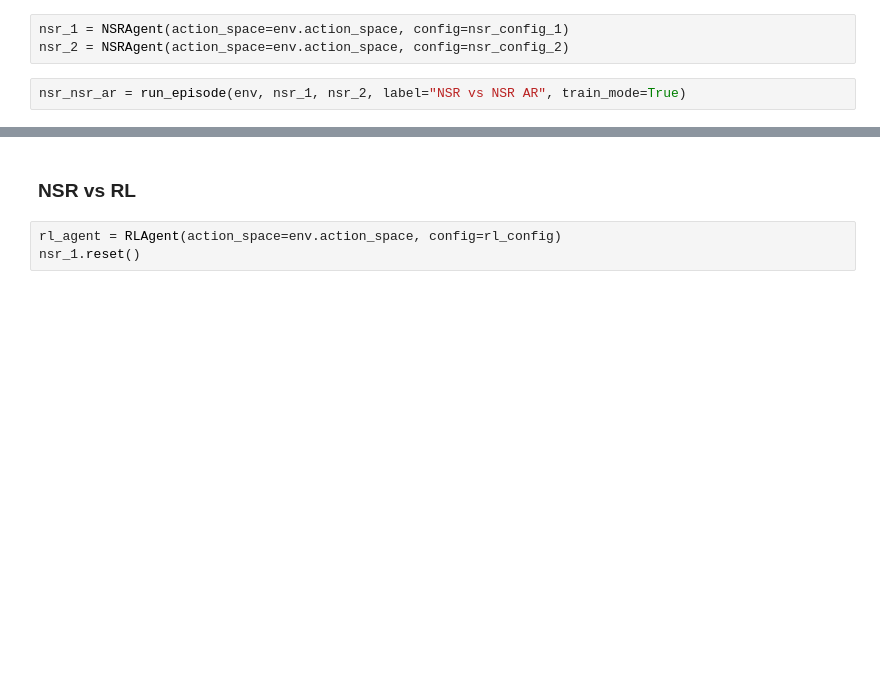
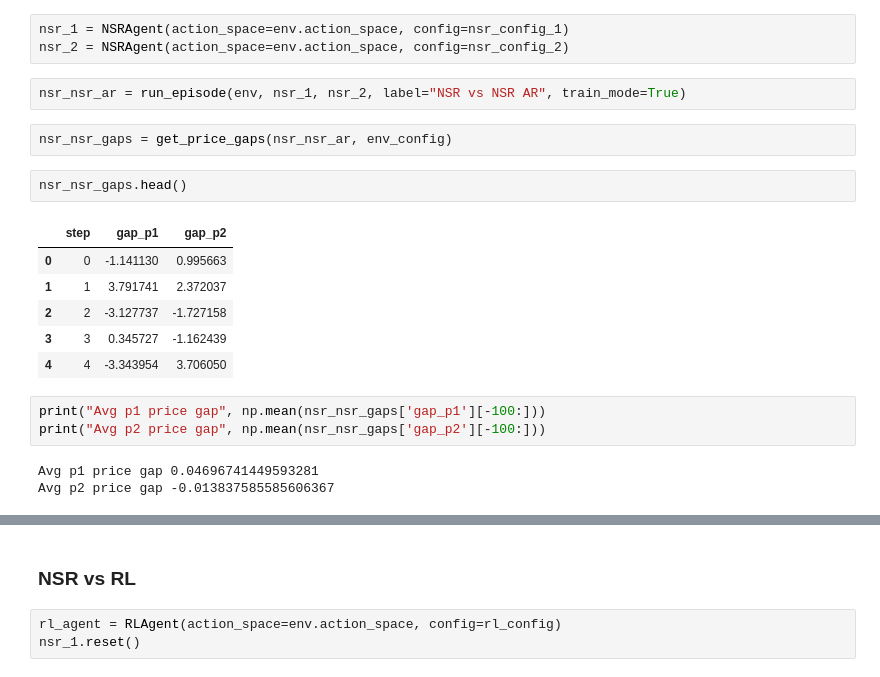
Before and after one commit to alan-w25/cis-6200-final, a Jupyter notebook: market_audit/notebooks/agent_agent_tests.ipynb, the cells around one changed output, grey strips where cells are left out. Saved outputs shown, nothing was run; the diff lists cells and outputs as text; blank space fills up the shorter version.

```diff
--- a/market_audit/notebooks/agent_agent_tests.ipynb
+++ b/market_audit/notebooks/agent_agent_tests.ipynb
@@ -210,6 +210,23 @@ nsr_1 = NSRAgent(action_space=env.action_space, config=nsr_config_1)
 nsr_2 = NSRAgent(action_space=env.action_space, config=nsr_config_2)
 # %%
 nsr_nsr_ar = run_episode(env, nsr_1, nsr_2, label="NSR vs NSR AR", train_mode=True)
+# %%
+nsr_nsr_gaps = get_price_gaps(nsr_nsr_ar, env_config)
+# %%
+nsr_nsr_gaps.head()
+# %% [output]
+|  | step | gap_p1 | gap_p2 |
+| 0 | 0 | -1.141130 | 0.995663 |
+| 1 | 1 | 3.791741 | 2.372037 |
+| 2 | 2 | -3.127737 | -1.727158 |
+| 3 | 3 | 0.345727 | -1.162439 |
+| 4 | 4 | -3.343954 | 3.706050 |
+# %%
+print("Avg p1 price gap", np.mean(nsr_nsr_gaps['gap_p1'][-100:]))
+print("Avg p2 price gap", np.mean(nsr_nsr_gaps['gap_p2'][-100:]))
+# %% [output]
+Avg p1 price gap 0.04696741449593281
+Avg p2 price gap -0.013837585585606367
 # %%
 plot_price_gap(nsr_nsr_ar, env_config, title_suffix="NSR vs NSR AR", agent_1_label="NSR Agent 1", agent_2_label="NSR Agent 2")
 # %% [output]
```
Also changed, not shown: parts of 15 cells of this notebook, 2 other files.
